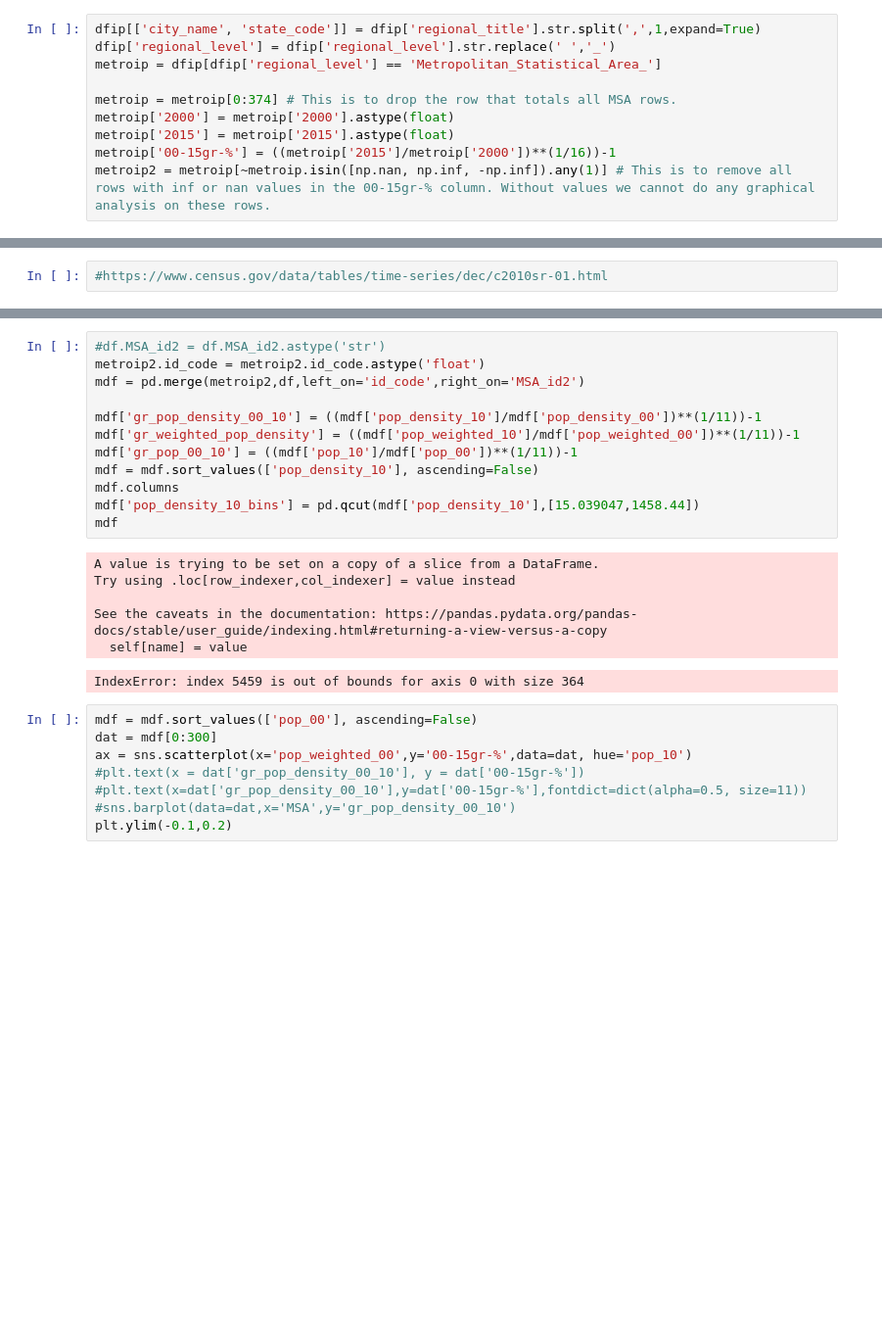
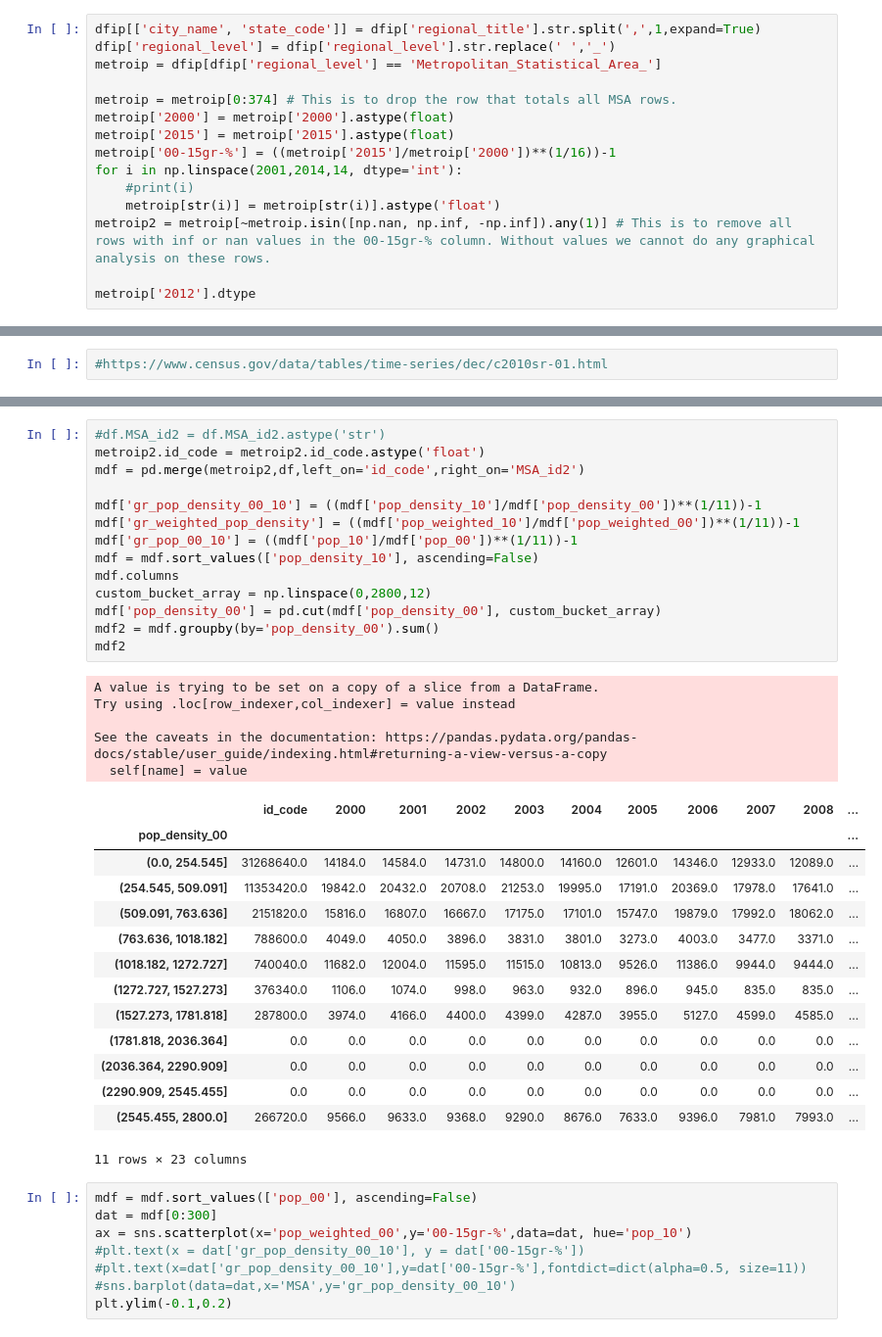
Before and after one commit to 107SBakst/107SBakst.github.io, a Jupyter notebook: Python/Project_chart2.ipynb, the cells around one changed output, grey strips where cells are left out. Shown at 98% size. Cells and saved outputs as stored; diff of their text form; blank space fills up the shorter version.

```diff
--- a/Python/Project_chart2.ipynb
+++ b/Python/Project_chart2.ipynb
@@ -365,4 +365,9 @@ metroip = metroip[0:374] # This is to drop the row that totals all MSA rows.
 metroip['2000'] = metroip['2000'].astype(float)
 metroip['2015'] = metroip['2015'].astype(float)
 metroip['00-15gr-%'] = ((metroip['2015']/metroip['2000'])**(1/16))-1
+for i in np.linspace(2001,2014,14, dtype='int'):
+    #print(i)
+    metroip[str(i)] = metroip[str(i)].astype('float')
 metroip2 = metroip[~metroip.isin([np.nan, np.inf, -np.inf]).any(1)] # This is to remove all rows with inf or nan values in the 00-15gr-% column. Without values we cannot do any graphical analysis on these rows.
+
+metroip['2012'].dtype
@@ -389,22 +404,37 @@ See the caveats in the documentation: https://pandas.pydata.org/pandas-docs/stab
 # %%
 #df.MSA_id2 = df.MSA_id2.astype('str')
 metroip2.id_code = metroip2.id_code.astype('float')
 mdf = pd.merge(metroip2,df,left_on='id_code',right_on='MSA_id2')
 
 mdf['gr_pop_density_00_10'] = ((mdf['pop_density_10']/mdf['pop_density_00'])**(1/11))-1
 mdf['gr_weighted_pop_density'] = ((mdf['pop_weighted_10']/mdf['pop_weighted_00'])**(1/11))-1
 mdf['gr_pop_00_10'] = ((mdf['pop_10']/mdf['pop_00'])**(1/11))-1
 mdf = mdf.sort_values(['pop_density_10'], ascending=False)
 mdf.columns
-mdf['pop_density_10_bins'] = pd.qcut(mdf['pop_density_10'],[15.039047,1458.44])
-mdf
+custom_bucket_array = np.linspace(0,2800,12)
+mdf['pop_density_00'] = pd.cut(mdf['pop_density_00'], custom_bucket_array)
+mdf2 = mdf.groupby(by='pop_density_00').sum()
+mdf2
 # %% [output]
 A value is trying to be set on a copy of a slice from a DataFrame.
 Try using .loc[row_indexer,col_indexer] = value instead
 
 See the caveats in the documentation: https://pandas.pydata.org/pandas-docs/stable/user_guide/indexing.html#returning-a-view-versus-a-copy
   self[name] = value
+|  | id_code | 2000 | 2001 | 2002 | 2003 | 2004 | 2005 | 2006 | 2007 | 2008 | ... |
+| pop_density_00 |  |  |  |  |  |  |  |  |  |  | ... |
+| (0.0, 254.545] | 31268640.0 | 14184.0 | 14584.0 | 14731.0 | 14800.0 | 14160.0 | 12601.0 | 14346.0 | 12933.0 | 12089.0 | ... |
+| (254.545, 509.091] | 11353420.0 | 19842.0 | 20432.0 | 20708.0 | 21253.0 | 19995.0 | 17191.0 | 20369.0 | 17978.0 | 17641.0 | ... |
+| (509.091, 763.636] | 2151820.0 | 15816.0 | 16807.0 | 16667.0 | 17175.0 | 17101.0 | 15747.0 | 19879.0 | 17992.0 | 18062.0 | ... |
+| (763.636, 1018.182] | 788600.0 | 4049.0 | 4050.0 | 3896.0 | 3831.0 | 3801.0 | 3273.0 | 4003.0 | 3477.0 | 3371.0 | ... |
+| (1018.182, 1272.727] | 740040.0 | 11682.0 | 12004.0 | 11595.0 | 11515.0 | 10813.0 | 9526.0 | 11386.0 | 9944.0 | 9444.0 | ... |
+| (1272.727, 1527.273] | 376340.0 | 1106.0 | 1074.0 | 998.0 | 963.0 | 932.0 | 896.0 | 945.0 | 835.0 | 835.0 | ... |
+| (1527.273, 1781.818] | 287800.0 | 3974.0 | 4166.0 | 4400.0 | 4399.0 | 4287.0 | 3955.0 | 5127.0 | 4599.0 | 4585.0 | ... |
+| (1781.818, 2036.364] | 0.0 | 0.0 | 0.0 | 0.0 | 0.0 | 0.0 | 0.0 | 0.0 | 0.0 | 0.0 | ... |
+| (2036.364, 2290.909] | 0.0 | 0.0 | 0.0 | 0.0 | 0.0 | 0.0 | 0.0 | 0.0 | 0.0 | 0.0 | ... |
+| (2290.909, 2545.455] | 0.0 | 0.0 | 0.0 | 0.0 | 0.0 | 0.0 | 0.0 | 0.0 | 0.0 | 0.0 | ... |
+| (2545.455, 2800.0] | 266720.0 | 9566.0 | 9633.0 | 9368.0 | 9290.0 | 8676.0 | 7633.0 | 9396.0 | 7981.0 | 7993.0 | ... |
-IndexError: index 5459 is out of bounds for axis 0 with size 364
+11 rows × 23 columns
 # %%
 mdf = mdf.sort_values(['pop_00'], ascending=False)
 dat = mdf[0:300]
```
Also changed, not shown: parts of 2 cells of this notebook.
